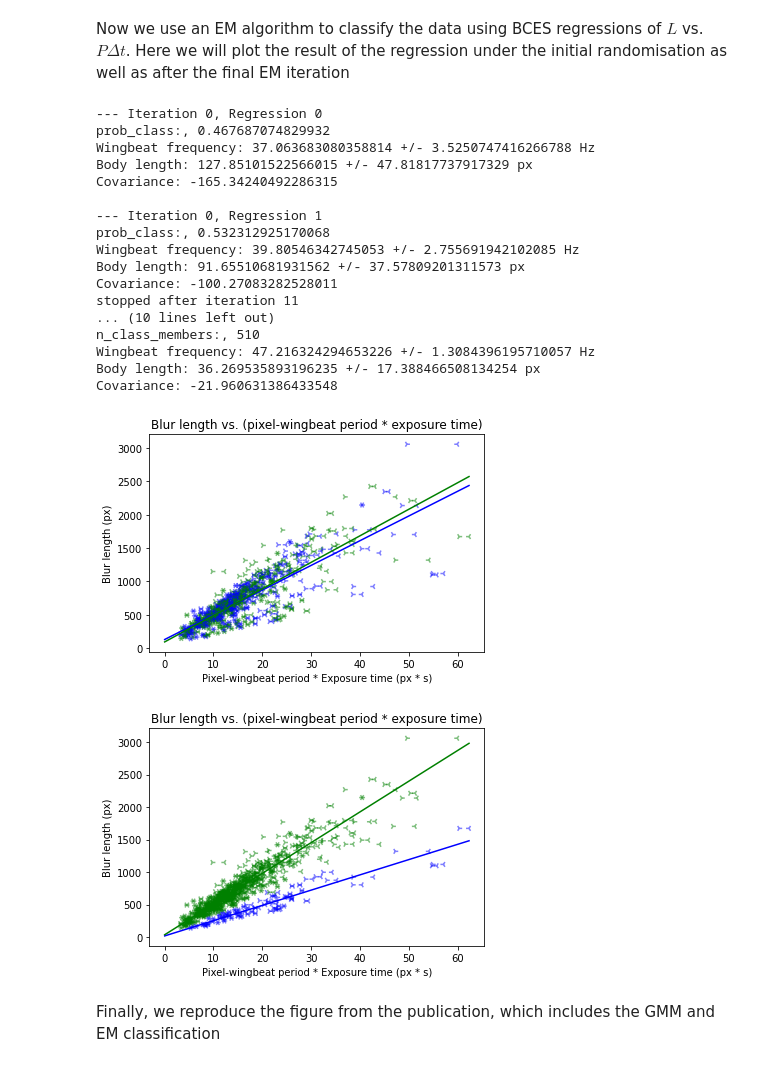
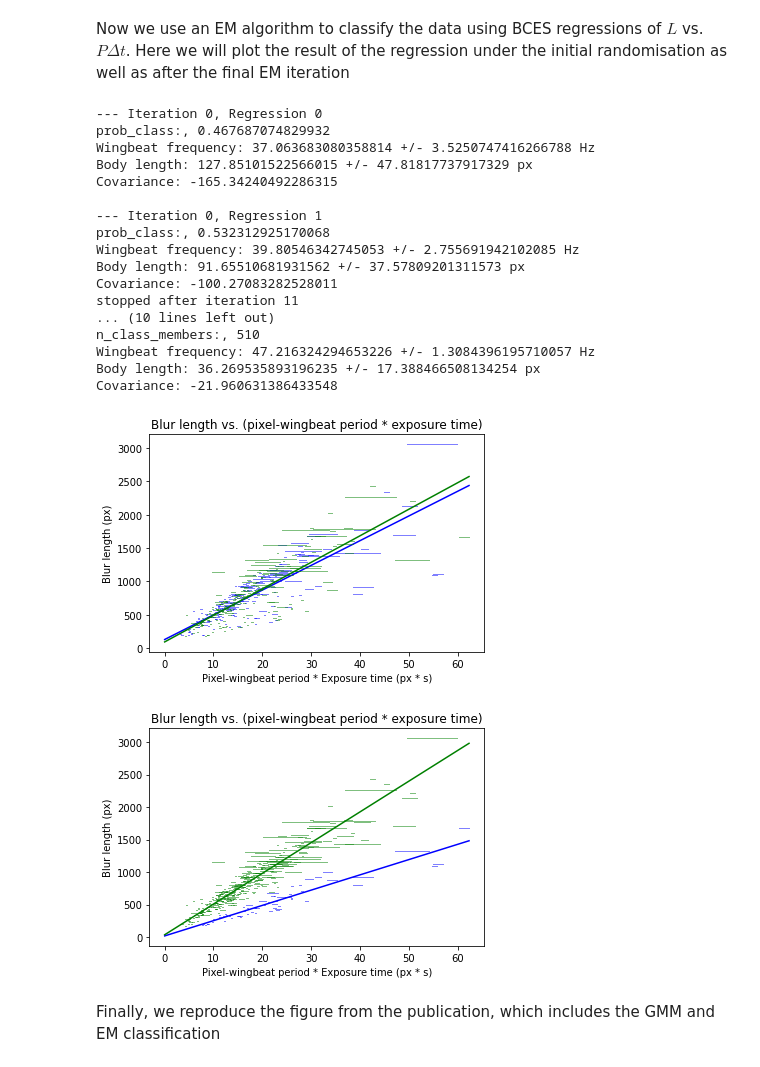
Before and after one commit to J-Wall/camfi, a Jupyter notebook: examples/wingbeat_analysis.ipynb, the cells around one changed output. Drawn from its saved outputs; the diff is of its cells as text; code cells hidden in the pictures.

```diff
--- a/examples/wingbeat_analysis.ipynb
+++ b/examples/wingbeat_analysis.ipynb
@@ -249,22 +253,24 @@ def plot_multiple_regression(data, class_mask, estimates):
         ylabel="Blur length (px)",
         xlabel="Pixel-wingbeat period * Exposure time (px * s)",
     )
-    ax.scatter(
-        data["best_peak"] * data["et_up"],
-        filtered_data["blur_length"],
-        marker='4',
-        c=cmap[class_mask],
-        alpha=0.5
-    )
-    ax.scatter(
-        data["best_peak"] * data["et_dn"],
-        filtered_data["blur_length"],
-        marker='3',
-        c=cmap[class_mask],
-        alpha=0.5
-    )
 
     for i in range(len(estimates)):
+        # Plot data
+        ax.plot(
+            np.stack((
+                (data["best_peak"] * data["et_up"])[class_mask == i],
+                (data["best_peak"] * data["et_dn"])[class_mask == i],
+            )),
+            np.broadcast_to(
+                data["blur_length"][class_mask == i],
+                (2,) + data[class_mask == i].shape,
+            ),
+            c=cmap[i],
+            alpha=0.5,
+            lw=1,
+        )
+
+        # Plot regression line
         wf_estimate, bl_estimate, wf_err, bl_err, cov_wf_bl = estimates[i]
         ax.plot(
             [0, max(data["best_peak"] * data["et_dn"])],
@@ -297,35 +303,35 @@ for i in range(50):
     n_class_members = np.array([np.count_nonzero(class_mask == i) for i in range(n_classes)])
 
 plot_multiple_regression(filtered_data, class_mask, estimates)
 j = 0
 for wf_estimate, bl_estimate, wf_err, bl_err, cov_wf_bl in estimates:
     print(f"\n--- Iteration {i}, Regression {j}")
     print(f"prob_class:, {prob_class[j]}")
     print(f"n_class_members:, {n_class_members[j]}")
     print(f"Wingbeat frequency: {wf_estimate} +/- {wf_err} Hz")
     print(f"Body length: {bl_estimate} +/- {bl_err} px")
     print(f"Covariance: {cov_wf_bl}")
     j += 1
 # %% [output]
 --- Iteration 0, Regression 0
 prob_class:, 0.467687074829932
 Wingbeat frequency: 37.063683080358814 +/- 3.5250747416266788 Hz
 Body length: 127.85101522566015 +/- 47.81817737917329 px
 Covariance: -165.34240492286315
 
 --- Iteration 0, Regression 1
 prob_class:, 0.532312925170068
 Wingbeat frequency: 39.80546342745053 +/- 2.755691942102085 Hz
 Body length: 91.65510681931562 +/- 37.57809201311573 px
 Covariance: -100.27083282528011
 stopped after iteration 11
 ... (10 lines left out)
 n_class_members:, 510
 Wingbeat frequency: 47.216324294653226 +/- 1.3084396195710057 Hz
 Body length: 36.269535893196235 +/- 17.388466508134254 px
 Covariance: -21.960631386433548
-[figure, old version]
+[figure, new version]
-[figure, old version]
+[figure, new version]
 # %% [markdown]
 Finally, we reproduce the figure from the publication, which includes the GMM and EM classification
 # %%
```
Also changed, not shown: parts of 7 cells of this notebook, 1 other file.
